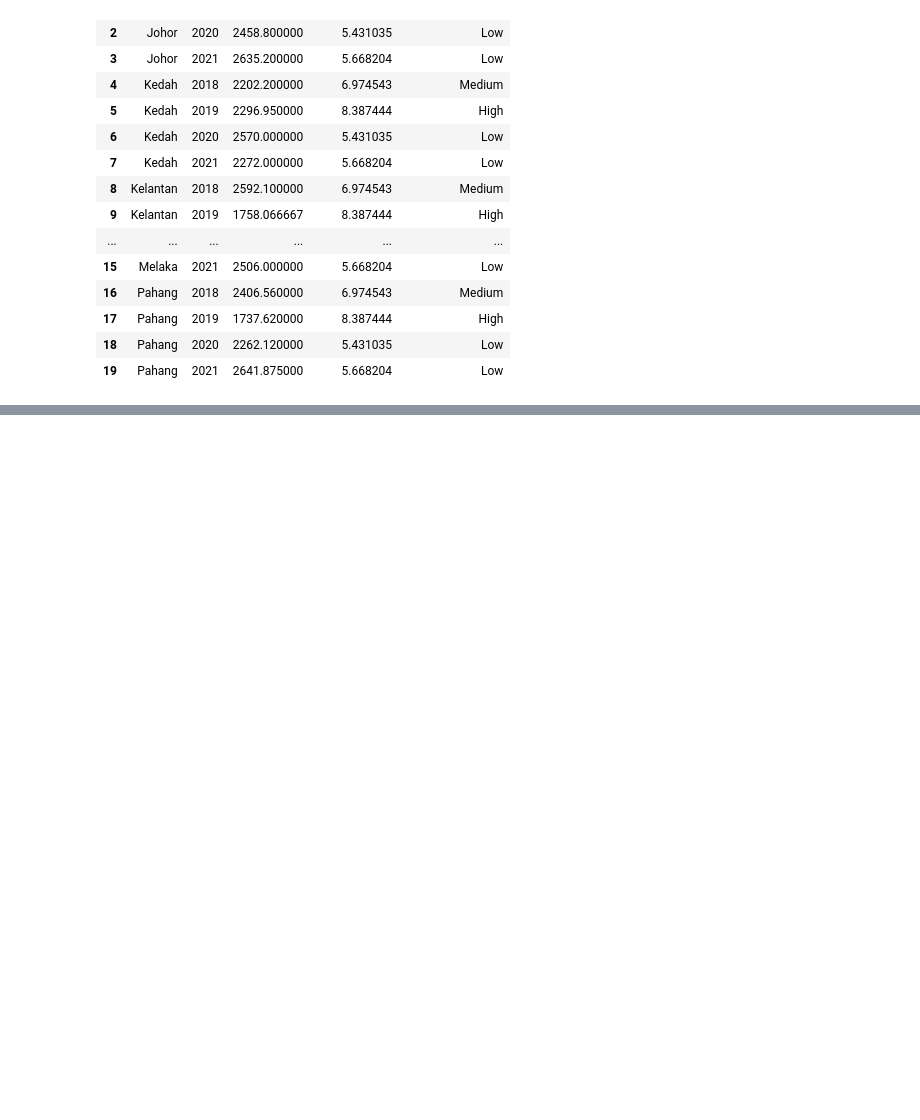
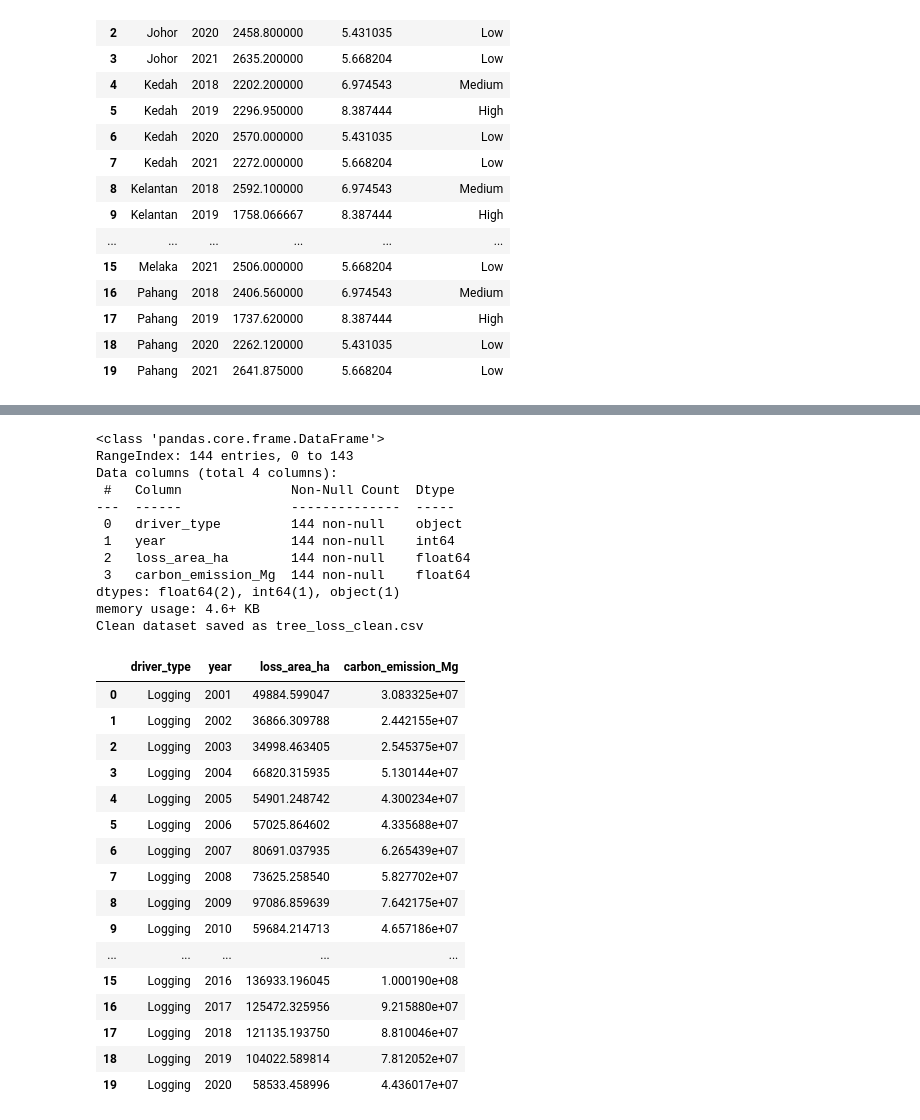
Before and after one commit to Xuannn28/FIT3179-Data-VIsualization-2, a Jupyter notebook: data/data_cleaning.ipynb, the cells around one changed output, grey strips where cells are left out. Saved outputs shown, nothing was run; the diff lists cells and outputs as text; code cells hidden in the pictures; blank space fills up the shorter version.

Commit message:
Upload tree cover loss by driver datasets

```diff
--- a/data/data_cleaning.ipynb
+++ b/data/data_cleaning.ipynb
@@ -316,0 +262,8 @@ Harmonized dataset saved as 'pollution_temp.csv'
+# %%
+import pandas as pd
+
+# Load your raw data (replace filename with your actual path)
+df = pd.read_csv("tree_cover_loss_by_driver.csv")
+
+# Show a few rows
+df.head()
@@ -316,0 +277,67 @@ Harmonized dataset saved as 'pollution_temp.csv'
+# %%
+df = df.rename(columns={
+    "drivers_type": "driver_type",
+    "loss_year": "year",
+    "loss_area_ha": "loss_area_ha",
+    "gross_carbon_emissions_Mg": "carbon_emission_Mg"
+})
+
+minor_types = ["Hard commodities", "Other natural disturbances", "Unknown"]
+
+df["driver_type"] = df["driver_type"].replace(minor_types, "Other")
+
+df = df.groupby(["driver_type", "year"], as_index=False).agg({
+    "loss_area_ha": "sum",
+    "carbon_emission_Mg": "sum"
+})
+
+main_drivers = [
+    "Permanent agriculture",
+    "Logging",
+    "Shifting cultivation",
+    "Settlements & Infrastructure",
+    "Wildfire",
+    "Other"
+]
+
+# Keep only the main ones
+df = df[df["driver_type"].isin(main_drivers)]
+
+df["year"] = df["year"].astype(int)
+df["loss_area_ha"] = df["loss_area_ha"].astype(float)
+df["carbon_emission_Mg"] = df["carbon_emission_Mg"].astype(float)
+
+df.info()
+df.to_csv("tree_loss_clean.csv", index=False)
+print("Clean dataset saved as tree_loss_clean.csv")
+df.head(20)
+# %% [output]
+<class 'pandas.core.frame.DataFrame'>
+RangeIndex: 144 entries, 0 to 143
+Data columns (total 4 columns):
+ #   Column              Non-Null Count  Dtype
+---  ------              --------------  -----
+ 0   driver_type         144 non-null    object
+ 1   year                144 non-null    int64
+ 2   loss_area_ha        144 non-null    float64
+ 3   carbon_emission_Mg  144 non-null    float64
+dtypes: float64(2), int64(1), object(1)
+memory usage: 4.6+ KB
+Clean dataset saved as tree_loss_clean.csv
+|  | driver_type | year | loss_area_ha | carbon_emission_Mg |
+| 0 | Logging | 2001 | 49884.599047 | 3.083325e+07 |
+| 1 | Logging | 2002 | 36866.309788 | 2.442155e+07 |
+| 2 | Logging | 2003 | 34998.463405 | 2.545375e+07 |
+| 3 | Logging | 2004 | 66820.315935 | 5.130144e+07 |
+| 4 | Logging | 2005 | 54901.248742 | 4.300234e+07 |
+| 5 | Logging | 2006 | 57025.864602 | 4.335688e+07 |
+| 6 | Logging | 2007 | 80691.037935 | 6.265439e+07 |
+| 7 | Logging | 2008 | 73625.258540 | 5.827702e+07 |
+| 8 | Logging | 2009 | 97086.859639 | 7.642175e+07 |
+| 9 | Logging | 2010 | 59684.214713 | 4.657186e+07 |
+| ... | ... | ... | ... | ... |
+| 15 | Logging | 2016 | 136933.196045 | 1.000190e+08 |
+| 16 | Logging | 2017 | 125472.325956 | 9.215880e+07 |
+| 17 | Logging | 2018 | 121135.193750 | 8.810046e+07 |
+| 18 | Logging | 2019 | 104022.589814 | 7.812052e+07 |
+| 19 | Logging | 2020 | 58533.458996 | 4.436017e+07 |
```
Also changed, not shown: parts of 3 cells of this notebook, 4 other files.
